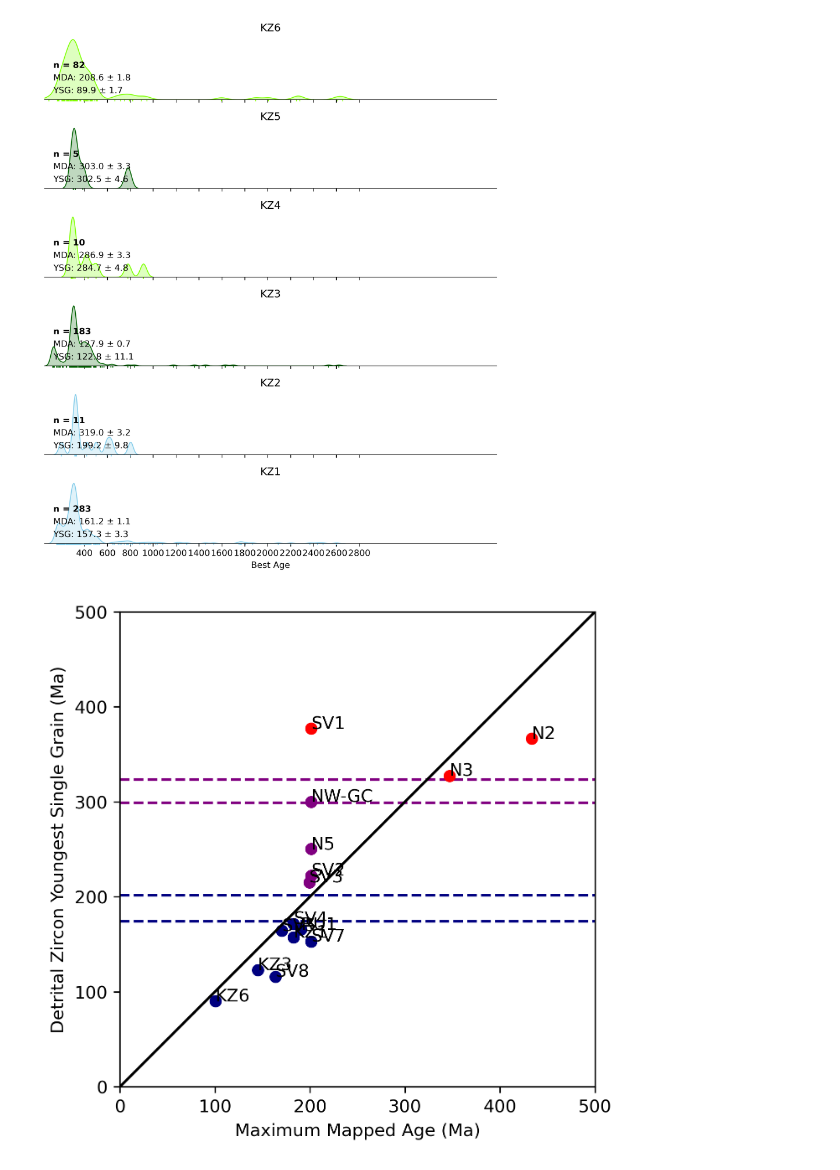
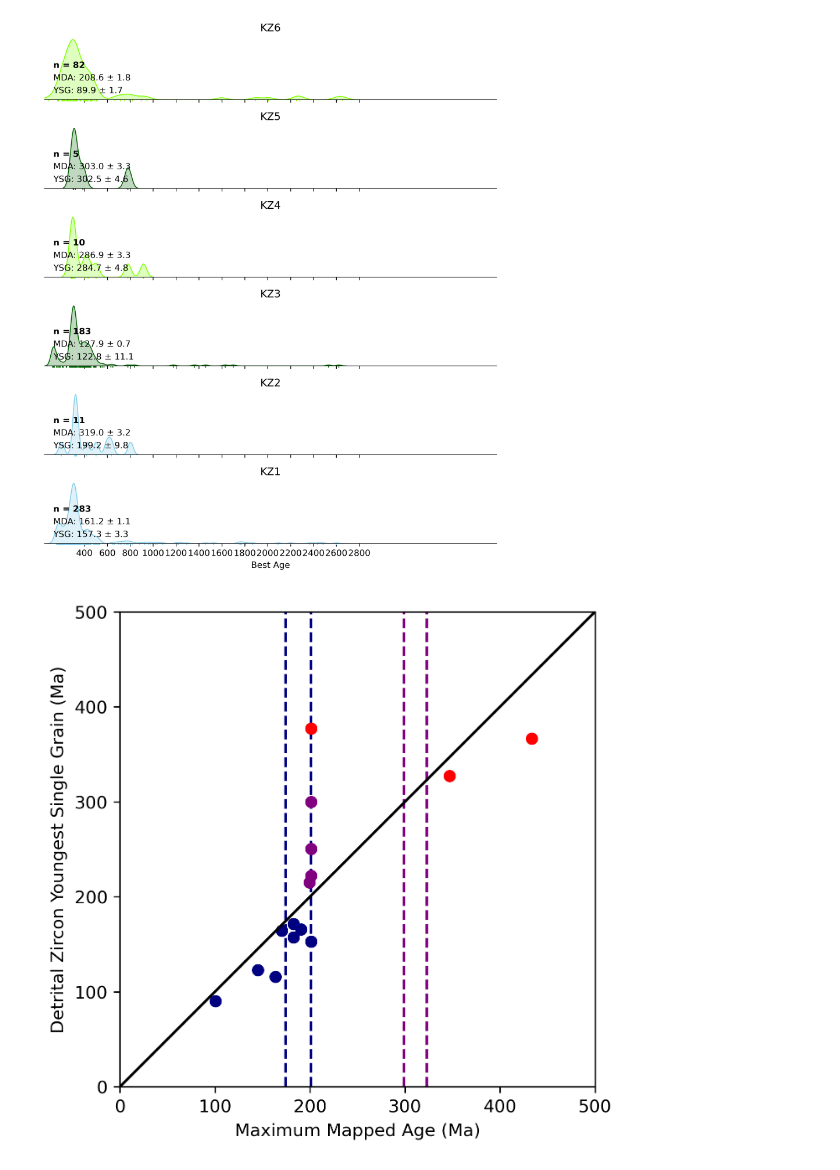
Before and after one commit to dyvasey/dz-caucasus, a Jupyter notebook: figs.ipynb, the cells around one changed output. Saved outputs shown, nothing was run; the diff lists cells and outputs as text; code cells hidden in the pictures.

Commit message:
Worked on MDA vs mapped age plot

```diff
--- a/figs.ipynb
+++ b/figs.ipynb
@@ -158,3 +158,14 @@ for smp in kz_samples:
     ages_sorted = age_errors.sort_values(by=['Best Age'],ignore_index=True)
     smp.ysg = ages_sorted.iloc[0,0]
     smp.ysg_err = ages_sorted.iloc[0,1]
+
+# Redo MDAs for old samples
+
+for smp in samples:
+    if smp.name in ['NW-GC','N1','N2','N3','N5']:
+        smp.calc_bestage(col_238='238/206 U-Pb Age',col_207='206/207 Pb Age',err_238='238 Error',err_207='206 Error',use_err=True,err_lev='2sig')
+        smp.calc_mda()
+        age_errors = pd.concat([smp.bestage,smp.besterror],axis=1).dropna(how='any')
+        ages_sorted = age_errors.sort_values(by=['Best Age'],ignore_index=True)
+        smp.ysg = ages_sorted.iloc[0,0]
+        smp.ysg_err = ages_sorted.iloc[0,1]
@@ -354,39 +371,39 @@ ax.set_ylim(0,500)
 
 ejmin = 174.1
 ejmax = 201.3
 
 lcarbmin = 298.9
 lcarbmax = 323.2
 
-ax.axhline(ejmax,linestyle='--',color='navy',zorder=0)
-ax.axhline(ejmin,linestyle='--',color='navy',zorder=0)
-ax.axhline(lcarbmax,linestyle='--',color='purple',zorder=0)
-ax.axhline(lcarbmin,linestyle='--',color='purple',zorder=0)
+ax.axvline(ejmax,linestyle='--',color='navy',zorder=0)
+ax.axvline(ejmin,linestyle='--',color='navy',zorder=0)
+ax.axvline(lcarbmax,linestyle='--',color='purple',zorder=0)
+ax.axvline(lcarbmin,linestyle='--',color='purple',zorder=0)
 
 for smp in tr2+pz2:
     smp.ysg = np.min(smp.bestage)
 
 for smp in sv_samples+kz_samples+tr2+pz2+ru:
     if smp.bestage.count()>15:
         x = smp.mapped_age[1]
         y = smp.ysg
 
         ej_grains = smp.bestage[(smp.bestage<ejmax)&(smp.bestage>ejmin)]
         lcarb_grains = smp.bestage[(smp.bestage<lcarbmax)&(smp.bestage>lcarbmin)]
 
         if (ej_grains.count()>0)&(lcarb_grains.count()>0):
             plot_color = 'navy'
         elif lcarb_grains.count()>0:
             plot_color='purple'
         else:
             plot_color='red'
 
         ax.scatter(x,y,label=smp.name,color=plot_color)
-        ax.annotate(smp.name,(x,y))
+        #ax.annotate(smp.name,(x,y))
 
 fig.savefig('mda_old_maxmapped.pdf')
 # %% [output]
-[figure, old version]
+[figure, new version]
 # %%
 # Plot MDA vs. mapped age
 
```
Also changed, not shown: parts of 6 cells of this notebook.
